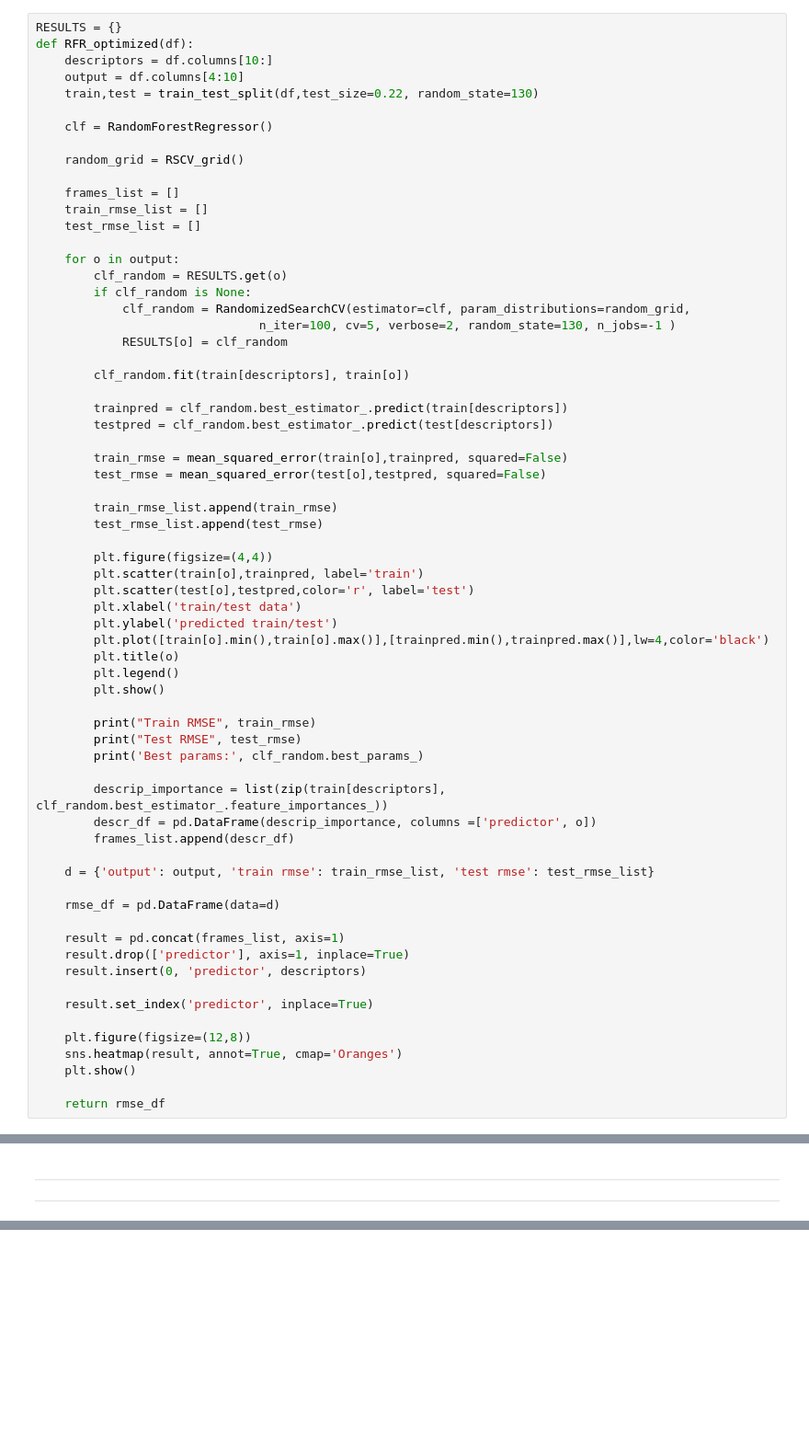
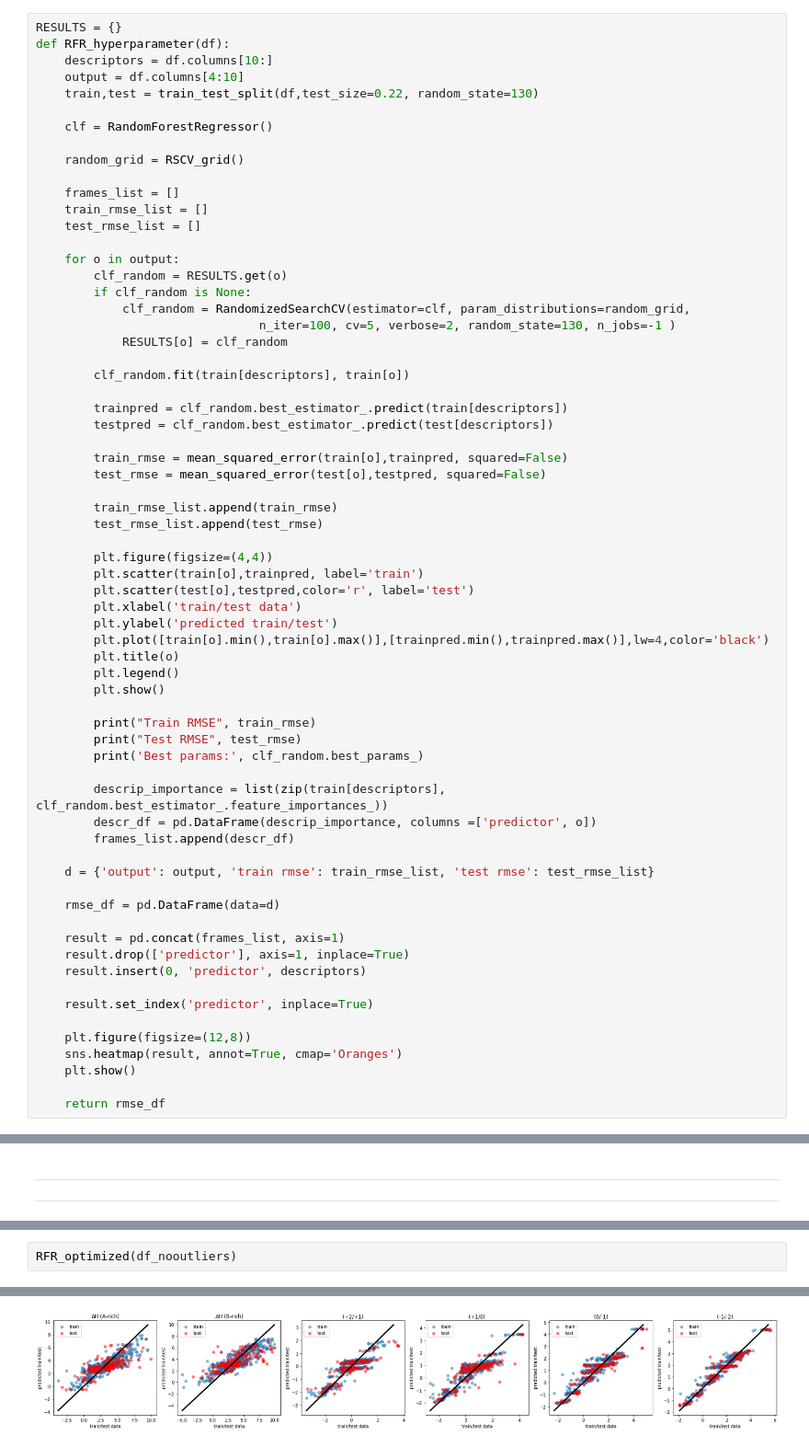
Before and after one commit to lmjacoby/ai_semiconductors, a Jupyter notebook: ai_semiconductors/ModelExploration/RandomForest_NewData.ipynb, the cells around one changed output, grey strips where cells are left out. Shown at 92% size. Cells and saved outputs as stored; diff of their text form; blank space fills up the shorter version.

```diff
--- a/ai_semiconductors/ModelExploration/RandomForest_NewData.ipynb
+++ b/ai_semiconductors/ModelExploration/RandomForest_NewData.ipynb
@@ -680,7 +591,7 @@ Similar to other scikit-learn models:
 - fit the model
 # %%
 RESULTS = {}
-def RFR_optimized(df):
+def RFR_hyperparameter(df):
     descriptors = df.columns[10:]
     output = df.columns[4:10]
     train,test = train_test_split(df,test_size=0.22, random_state=130)
@@ -877,0 +878,3 @@ Fitting 5 folds for each of 100 candidates, totalling 500 fits
+# %%
+RFR_optimized(df_nooutliers)
+# %% [output]
@@ -877,0 +888 @@ Fitting 5 folds for each of 100 candidates, totalling 500 fits
+[figure, added]
```
Also changed, not shown: parts of 58 cells of this notebook.
